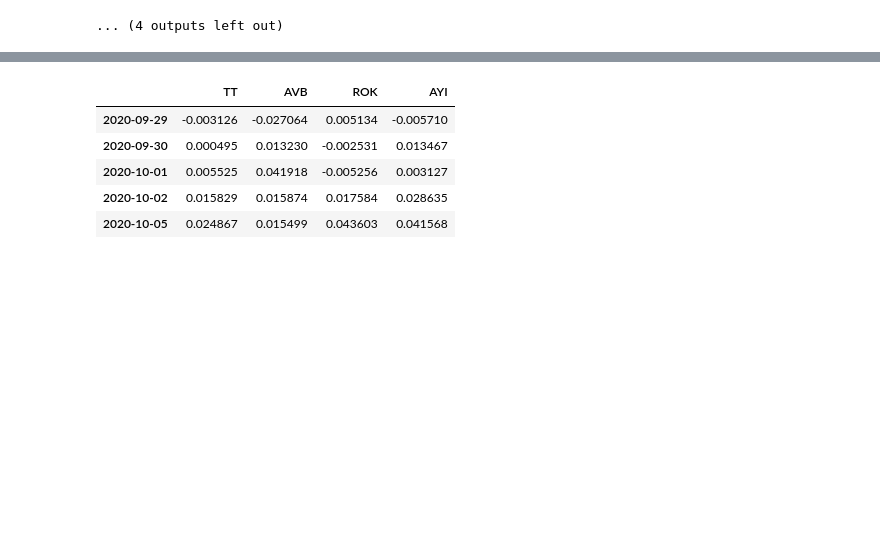
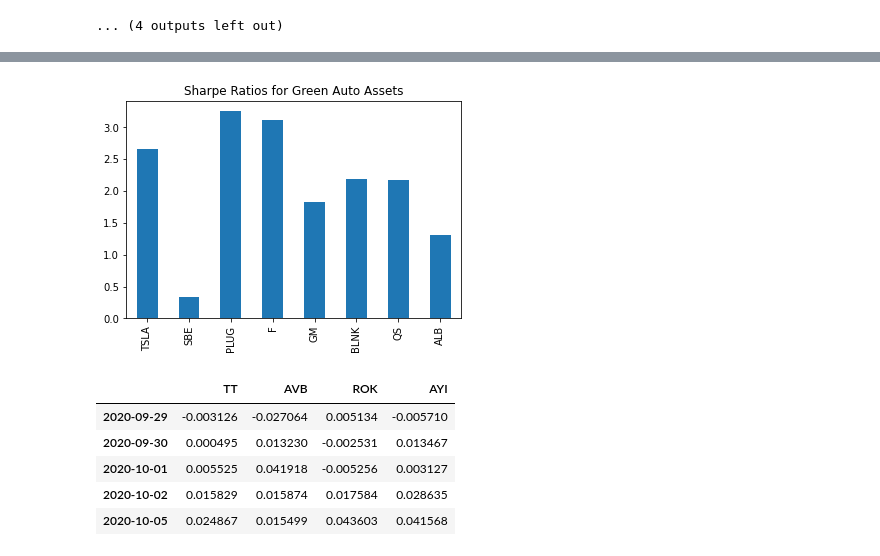
Before and after one commit to pstgeme/portfolio_analyzer, a Jupyter notebook: project_1.ipynb, the cells around one changed output, grey strips where cells are left out. Saved outputs shown, nothing was run; the diff lists cells and outputs as text; code cells hidden in the pictures; blank space fills up the shorter version.

```diff
--- a/project_1.ipynb
+++ b/project_1.ipynb
@@ -351,0 +419,4 @@ The stock is more volatile than the market.
+# %%
+# Sharpe ratios for green_auto portfolio
+sharpe_ratio_green_auto = sharpe_ratio(df_daily_returns_green_auto)
+sharpe_ratio(df_daily_returns_green_auto)
@@ -352,3 +433,10 @@ The stock is more volatile than the market.
+# %%
+# Plot of Sharpe ratios for green_auto portfolio
+sharpe_ratio_green_auto.plot.bar(title="Sharpe Ratios for Green Auto Assets")
+
+plt.show()
+# %% [output]
+[figure, added]
 # %%
 #GENERATE MARKET ANALYSIS REPORT FOR GREEN_BUILDING PORTFOLIO
 # %%
```
Also changed, not shown: parts of 41 cells of this notebook.
